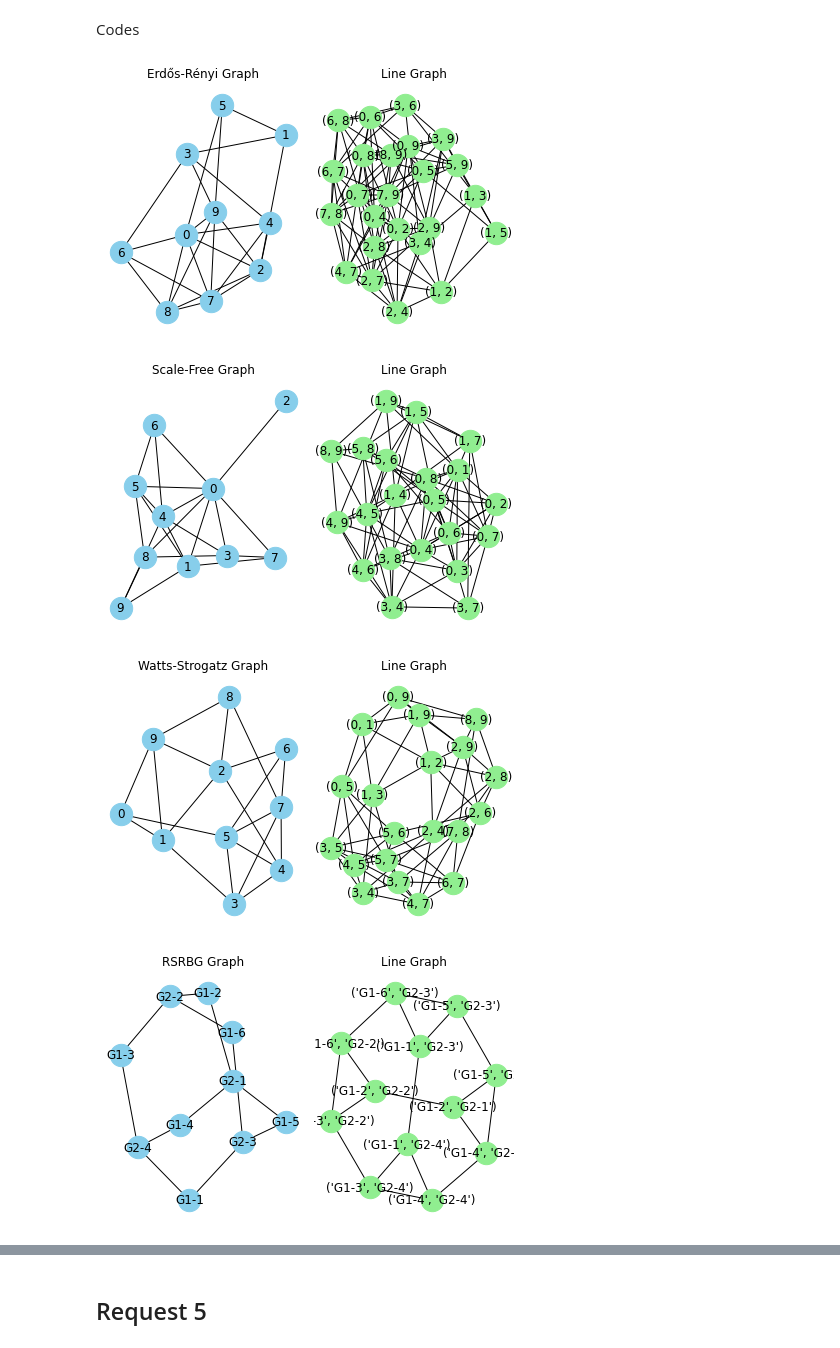
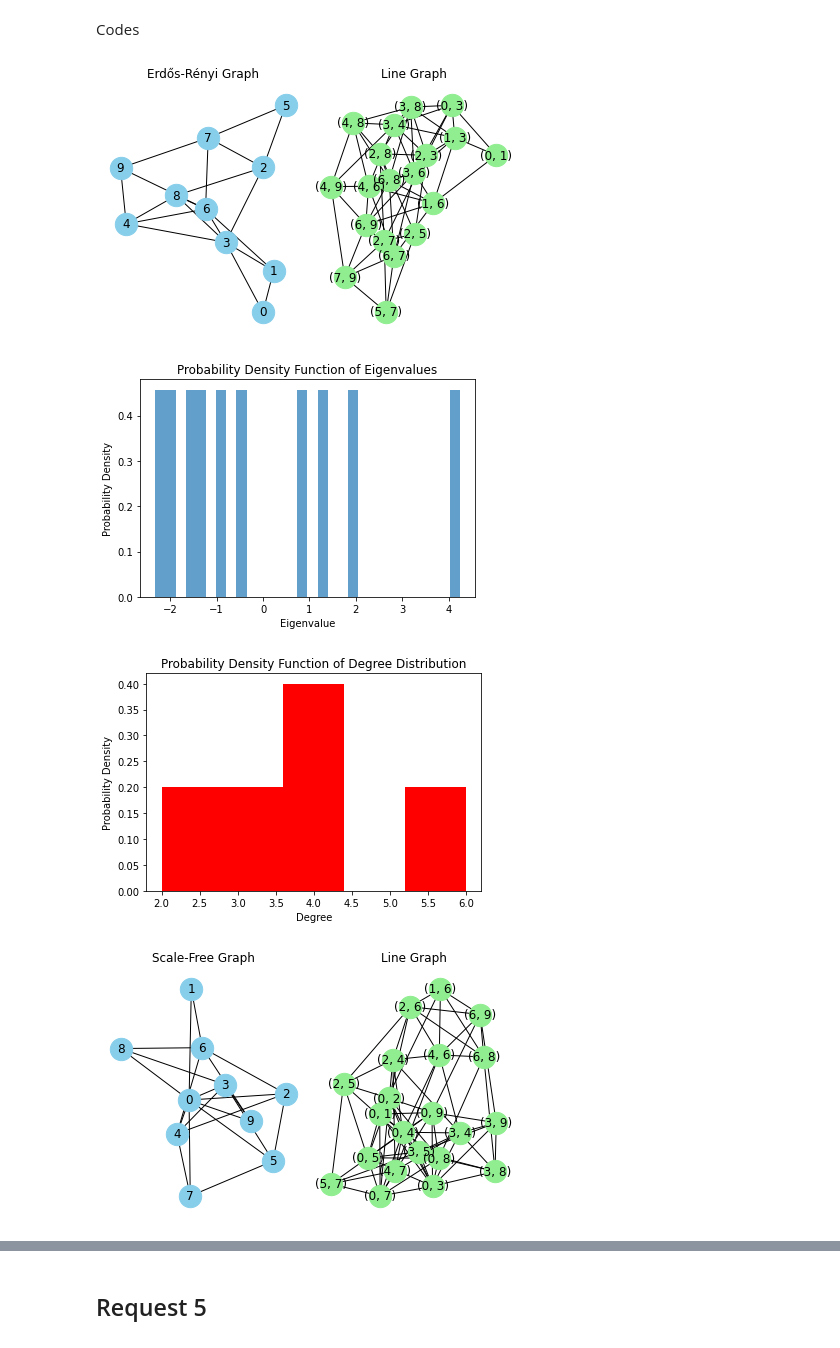
Before and after one commit to ngnma/Simulation-Project, a Jupyter notebook: sim_project.ipynb, the cells around one changed output, grey strips where cells are left out. Cells and saved outputs as stored; diff of their text form; code cells hidden in the pictures.

```diff
--- a/sim_project.ipynb
+++ b/sim_project.ipynb
@@ -478,26 +480,26 @@ def rsrg(n1, d1, n2, d2, p):
     return G
 
 
-def calculate_degree_distribution(graph):
+def calculate_degree_distribution_rsrg(graph):
     degrees = [graph.degree(node) for node in graph.nodes()]
     degree_counts = np.bincount(degrees)
     degree_distribution = degree_counts / np.sum(degree_counts)
     return degree_distribution
 
 
-def calculate_eigenvalue_distribution(graph):
+def calculate_eigenvalue_distribution_rsrg(graph):
     eigenvalues = nx.linalg.spectrum.adjacency_spectrum(graph)
     eigenvalue_distribution = np.histogram(
         eigenvalues, bins=10, range=(min(eigenvalues), max(eigenvalues)))[0]
     return eigenvalue_distribution
 
 
-def draw_distributions(graph, d1, d2):
+def draw_distributions_rsrg(graph, d1, d2):
     # Calculate degree distribution
-    degree_distribution = calculate_degree_distribution(graph)
+    degree_distribution = calculate_degree_distribution_rsrg(graph)
 
     # Calculate eigenvalue distribution
-    eigenvalue_distribution = calculate_eigenvalue_distribution(graph)
+    eigenvalue_distribution = calculate_eigenvalue_distribution_rsrg(graph)
 
     # Calculate other parameters and measures
     spectral_gap = max(eigenvalue_distribution) - eigenvalue_distribution[-2]
@@ -622,29 +674,42 @@ Codes
 # %%
 # Generate and analyze ER graph
 p = 0.5  # Probability of edge existence
 er_graph = nx.erdos_renyi_graph(10, p)
 draw_line_graph(er_graph, "Erdős-Rényi Graph")
+# draw_distributions(er_graph)
+eigenvalue_pdf(er_graph)
+degree_distribution_pdf(er_graph)
 
 # Generate and analyze Scale-free graph using Barabasi-Albert model
 m0 = 3  # Initial number of nodes
 sf_graph = nx.barabasi_albert_graph(10, m0)
 draw_line_graph(sf_graph, "Scale-Free Graph")
+# draw_distributions(sf_graph)
+draw_distributions_sf()
+eigenvalue_pdf(sf_graph)
+degree_distribution_pdf(sf_graph)
 
 # Generate and analyze Watts-Strogatz small-world graph
 p_rewire = 0.3  # Probability of rewiring
 ws_graph = nx.watts_strogatz_graph(10, 4, p_rewire)
 draw_line_graph(ws_graph, "Watts-Strogatz Graph")
+# draw_distributions(ws_graph)
+eigenvalue_pdf(ws_graph)
+degree_distribution_pdf(ws_graph)
 
 # Generate and analyze RSRBG graph
 n1,n2,d1,d2 = 6,4,2,3
 rsrbg_graph = RSRBG(n1,n2,d1,d2, False)
 draw_line_graph(rsrbg_graph, "RSRBG Graph")
+# draw_distributions_rsrg(rsrbg_graph, d1, d2)
+eigenvalue_pdf(rsrbg_graph)
+degree_distribution_pdf(rsrbg_graph)
 
 # # Generate and analyze RSRG graph
 # rsrg_graph = rsrg(n1, d1, n2, d2, p)
 # draw_line_graph(rsrg_graph, "RSRG Graph")
 # %% [output]
-[figure, old version]
+[figure, new version]
-[figure, old version]
+[figure, new version]
-[figure, old version]
+[figure, new version]
-[figure, old version]
+[figure, new version]
```
Also changed, not shown: parts of 3 cells of this notebook.
